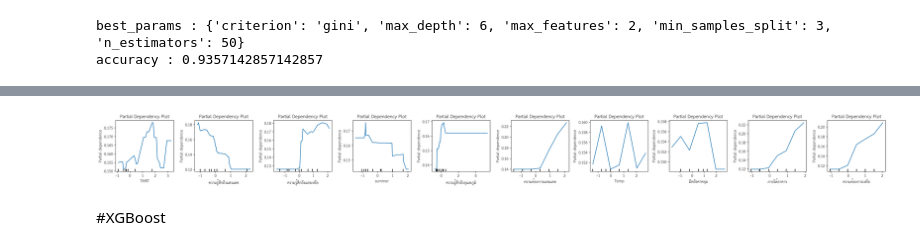
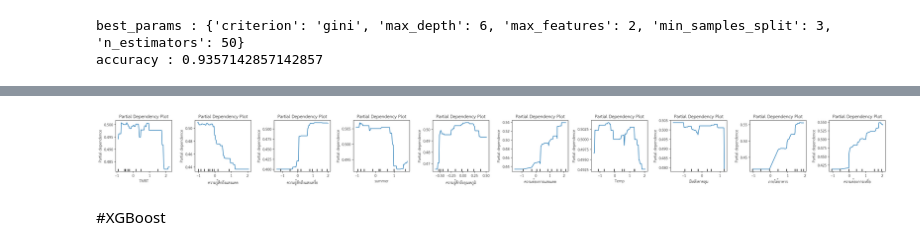
Before and after one commit to Thipwadee/Project2, a Jupyter notebook: TA_Clf_Models_Explained.ipynb, the cells around one changed output, grey strips where cells are left out. Drawn from its saved outputs; the diff is of its cells as text; code cells hidden in the pictures.

```diff
--- a/TA_Clf_Models_Explained.ipynb
+++ b/TA_Clf_Models_Explained.ipynb
@@ -339,7 +313,7 @@ fig, axs = plt.subplots(nrows=1, ncols=n_cols, figsize=(n_cols * 3, 3))  # ป
 for i, bf in enumerate(base_features):
     PartialDependenceDisplay.from_estimator(
         result,
-        X_train_scaled,
+        X_train_res,
         features=[bf],
         feature_names=base_features,
         ax=axs[i]  # ใช้ axis ที่ i
@@ -525,22 +379,22 @@ shap.summary_plot(shapValues, X_train_res, plot_type = 'bar')
 # %%
 base_features = ['TMRT','ความรู้สึกถึงแสงแดด','ความรู้สึกถึงแสงเหงื่อ','summer','ความรู้สึกถึงอุณหภูมิ','ความต้องการแสงแดด','Temp','มีหลังคาคลุม','ภายใต้อาคาร','ความต้องการเหงื่อ']
 n_cols = len(base_features)  # จำนวนคอลัมน์ตามจำนวน features
 fig, axs = plt.subplots(nrows=1, ncols=n_cols, figsize=(n_cols * 3, 3))  # ปรับขนาดให้เหมาะสม
 
 for i, bf in enumerate(base_features):
     PartialDependenceDisplay.from_estimator(
         result,
-        X_train_scaled,
+        X_train_res,
         features=[bf],
         feature_names=base_features,
         ax=axs[i]  # ใช้ axis ที่ i
     )
     axs[i].set_title("Partial Dependency Plot")
 
 plt.tight_layout()
 plt.show()
 # %% [output]
-[figure, old version]
+[figure, new version]
 # %% [markdown]
 #XGBoost
 # %%
```
Also changed, not shown: parts of 24 cells of this notebook.
